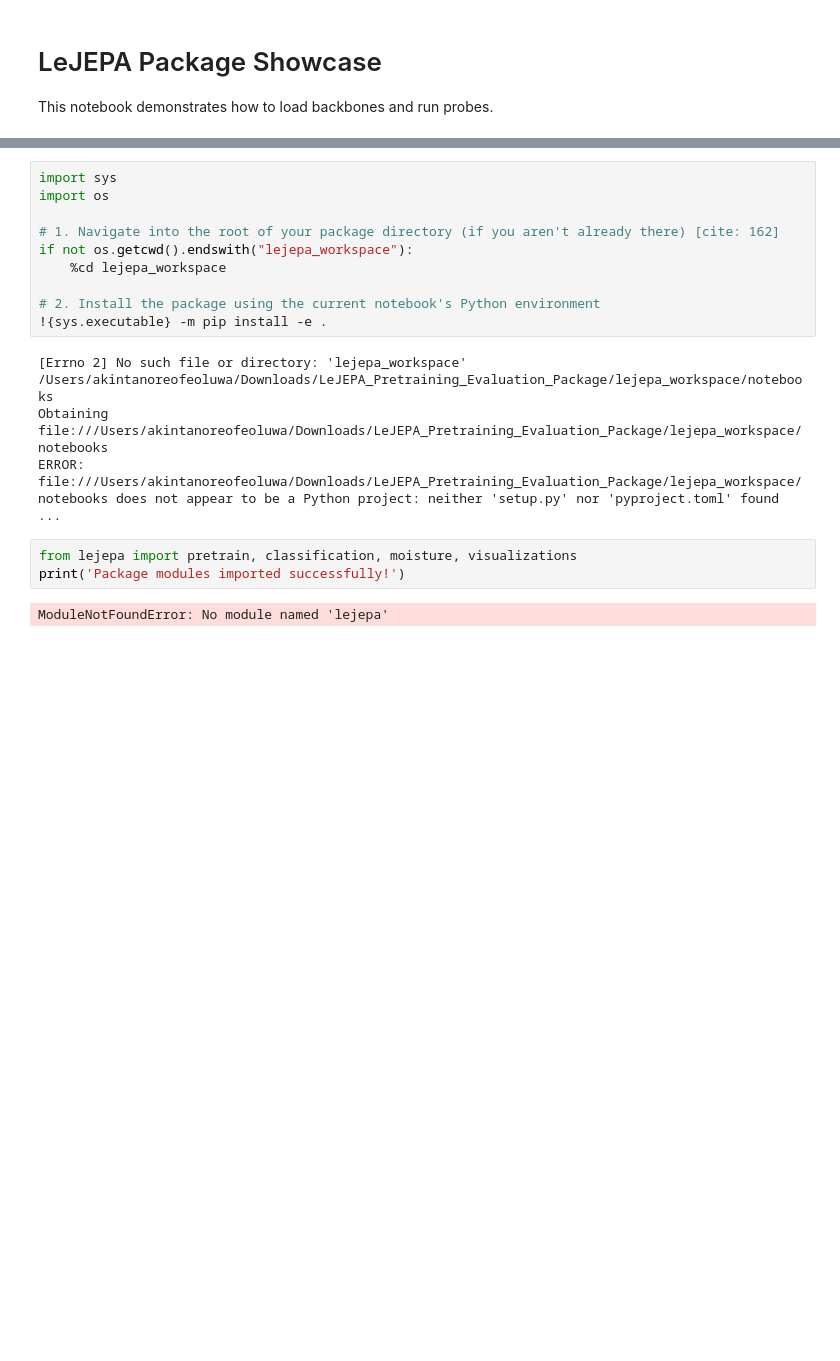
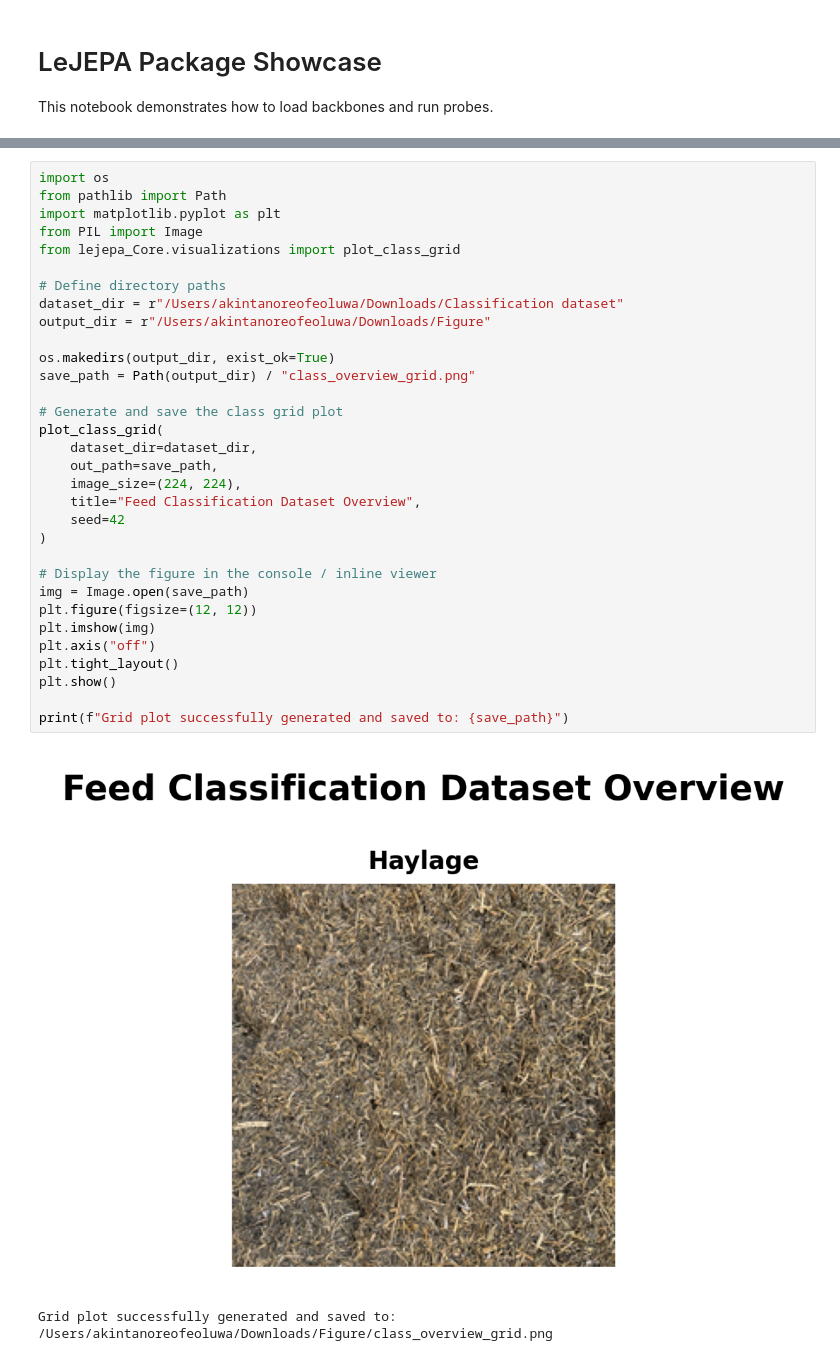
Before and after one commit to Akintanoreofe/LeJEPA_Pretraining_Evaluation_Package, a Jupyter notebook: lejepa_workspace/notebooks/showcase.ipynb, the cells around one changed output, grey strips where cells are left out. Drawn from its saved outputs; the diff is of its cells as text; blank space fills up the shorter version.

Commit message:
Updated the test for class grid visualizations

```diff
--- a/lejepa_workspace/notebooks/showcase.ipynb
+++ b/lejepa_workspace/notebooks/showcase.ipynb
@@ -55,20 +14,35 @@ ImportError: cannot import name 'plot_class_grid' from 'lejepa_Core.visualizatio
-# %%
-import sys
-import os
-
-# 1. Navigate into the root of your package directory (if you aren't already there) [cite: 162]
-if not os.getcwd().endswith("lejepa_workspace"):
-    %cd lejepa_workspace
-
-# 2. Install the package using the current notebook's Python environment
-!{sys.executable} -m pip install -e .
-# %% [output]
-[Errno 2] No such file or directory: 'lejepa_workspace'
-/Users/akintanoreofeoluwa/Downloads/LeJEPA_Pretraining_Evaluation_Package/lejepa_workspace/notebooks
-Obtaining file:///Users/akintanoreofeoluwa/Downloads/LeJEPA_Pretraining_Evaluation_Package/lejepa_workspace/notebooks
-ERROR: file:///Users/akintanoreofeoluwa/Downloads/LeJEPA_Pretraining_Evaluation_Package/lejepa_workspace/notebooks does not appear to be a Python project: neither 'setup.py' nor 'pyproject.toml' found ...
-# %%
-from lejepa import pretrain, classification, moisture, visualizations
-print('Package modules imported successfully!')
-# %% [output]
-ModuleNotFoundError: No module named 'lejepa'
+# %%
+import os
+from pathlib import Path
+import matplotlib.pyplot as plt
+from PIL import Image
+from lejepa_Core.visualizations import plot_class_grid
+
+# Define directory paths
+dataset_dir = r"/Users/akintanoreofeoluwa/Downloads/Classification dataset"
+output_dir = r"/Users/akintanoreofeoluwa/Downloads/Figure"
+
+os.makedirs(output_dir, exist_ok=True)
+save_path = Path(output_dir) / "class_overview_grid.png"
+
+# Generate and save the class grid plot
+plot_class_grid(
+    dataset_dir=dataset_dir,
+    out_path=save_path,
+    image_size=(224, 224),
+    title="Feed Classification Dataset Overview",
+    seed=42
+)
+
+# Display the figure in the console / inline viewer
+img = Image.open(save_path)
+plt.figure(figsize=(12, 12))
+plt.imshow(img)
+plt.axis("off")
+plt.tight_layout()
+plt.show()
+
+print(f"Grid plot successfully generated and saved to: {save_path}")
+# %% [output]
+[figure, added]
+Grid plot successfully generated and saved to: /Users/akintanoreofeoluwa/Downloads/Figure/class_overview_grid.png
```
Also changed, not shown: parts of 3 cells of this notebook.
